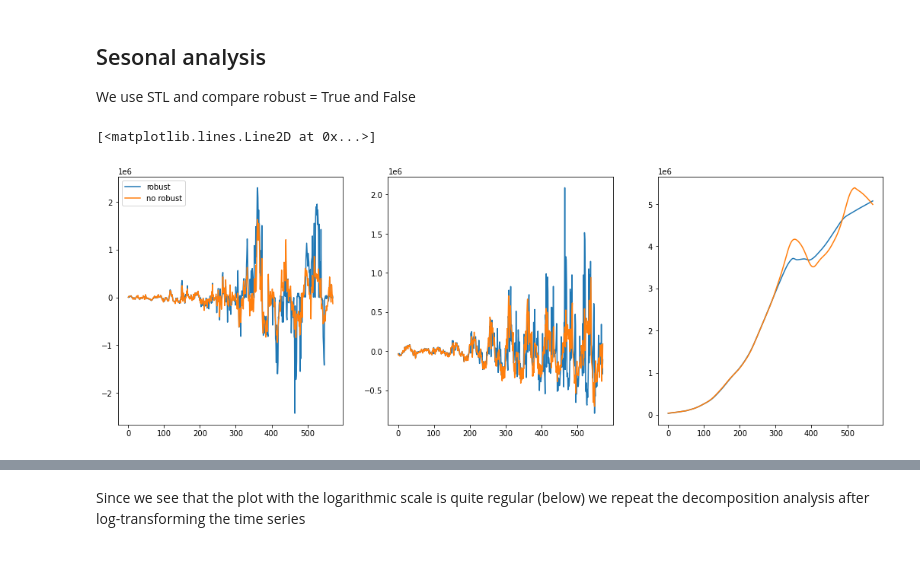
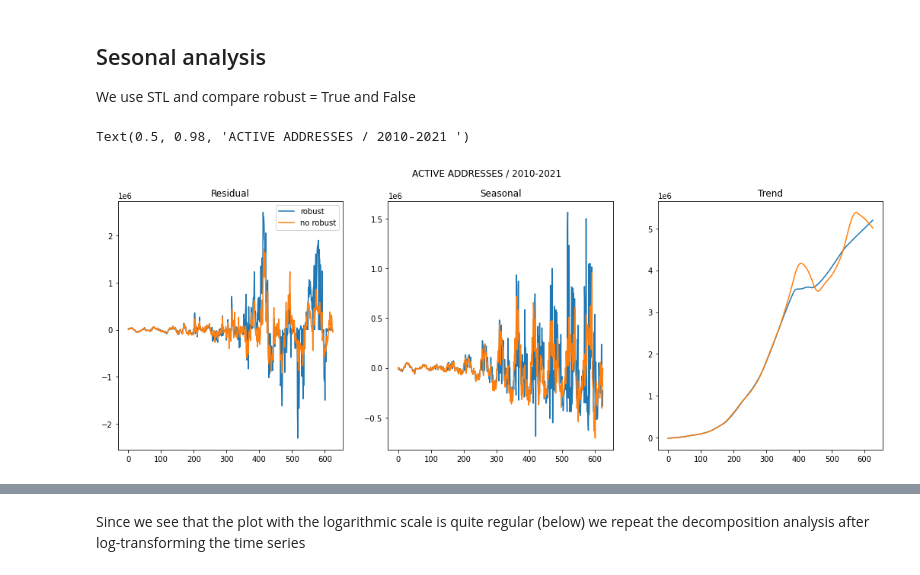
Before and after one commit to CasellaJr/Forecasting-Blockchain-indicators-for-analyzing-BTC-future-price, a Jupyter notebook: Active Addresses.ipynb, the cells around one changed output, grey strips where cells are left out. Saved outputs shown, nothing was run; the diff lists cells and outputs as text; code cells hidden in the pictures.

Commit message:
active addresses fatti

```diff
--- a/Active Addresses.ipynb
+++ b/Active Addresses.ipynb
@@ -36,8 +39,12 @@ active_addresses["Active Addresses/t"] = pd.to_datetime(active_addresses["Active
 active_addresses = active_addresses.sort_values(by='Active Addresses/t')
 active_addresses = active_addresses.rename(columns={'Active Addresses/t': 'Timestamp', 'Active Addresses/v': 'Value'})
 
+################ RIMUOVO DATE 2009 E 2022
+active_addresses = active_addresses[~(active_addresses['Timestamp'] < '2010-01-01')]
+active_addresses = active_addresses[~(active_addresses['Timestamp'] > '2021-12-31')]
+
 #fixing index
-active_addresses.index = active_addresses['Timestamp']
+active_addresses.reset_index(drop=True, inplace=True)
 
 #Description
 print(active_addresses.head())
@@ -77,0 +72,3 @@ aa_short = active_addresses.loc[(active_addresses['Timestamp'].dt.year>2010)&(ac
+# %%
+# Extract years
+active_addresses['year'] = [d.year for d in active_addresses["Timestamp"]]
@@ -95,0 +119,21 @@ plt.show()
+# %%
+# Prepare data
+active_addresses['year'] = [d.year for d in active_addresses["Timestamp"]]
+active_addresses['month'] = [d.strftime('%b') for d in active_addresses["Timestamp"]]
+years = active_addresses['year'].unique()
+
+# Prep Colors
+np.random.seed(100)
+mycolors = np.random.choice(list(matplotlib.colors.XKCD_COLORS.keys()), len(years), replace=False)
+
+# Draw Plot
+plt.figure(figsize=(16,12))
+for i, y in enumerate(years):
+    if i > 0:
+        plt.plot('month', "Value", data=active_addresses.loc[active_addresses.year==y, :], color=mycolors[i], label=y)
+# Decoration
+plt.gca().set(ylabel= "Price", xlabel = '$Month$')
+plt.yticks(fontsize=12, alpha=.7)
+plt.title("Seasonal Plot", fontsize=20)
+plt.legend(years, loc='upper left')
+plt.show()
@@ -98,17 +156,23 @@ plt.show()
 
 We use STL and compare robust = True and False
 # %%
-res1 = STL(aa_short["Value"], period = 52, robust = True).fit()
-res2 = STL(aa_short["Value"], period = 52).fit()
+res1 = STL(active_addresses["Value"], period = 52, robust = True).fit()
+res2 = STL(active_addresses["Value"], period = 52).fit()
 # %%
 fig, axs = plt.subplots(ncols=3, figsize=(18,6))
 axs[0].plot(res1.resid, label="robust")
 axs[0].plot(res2.resid, label="no robust")
 axs[0].legend()
+axs[0].title.set_text('Residual')
 axs[1].plot(res1.seasonal)
 axs[1].plot(res2.seasonal)
+axs[1].title.set_text('Seasonal')
 axs[2].plot(res1.trend)
 axs[2].plot(res2.trend)
+axs[2].title.set_text('Trend')
+
+
+fig.suptitle('ACTIVE ADDRESSES / 2010-2021 ')
 # %% [output]
-[<matplotlib.lines.Line2D at 0x...>]
+Text(0.5, 0.98, 'ACTIVE ADDRESSES / 2010-2021 ')
-[figure, old version]
+[figure, new version]
```
Also changed, not shown: parts of 92 cells of this notebook, 6 other files.
